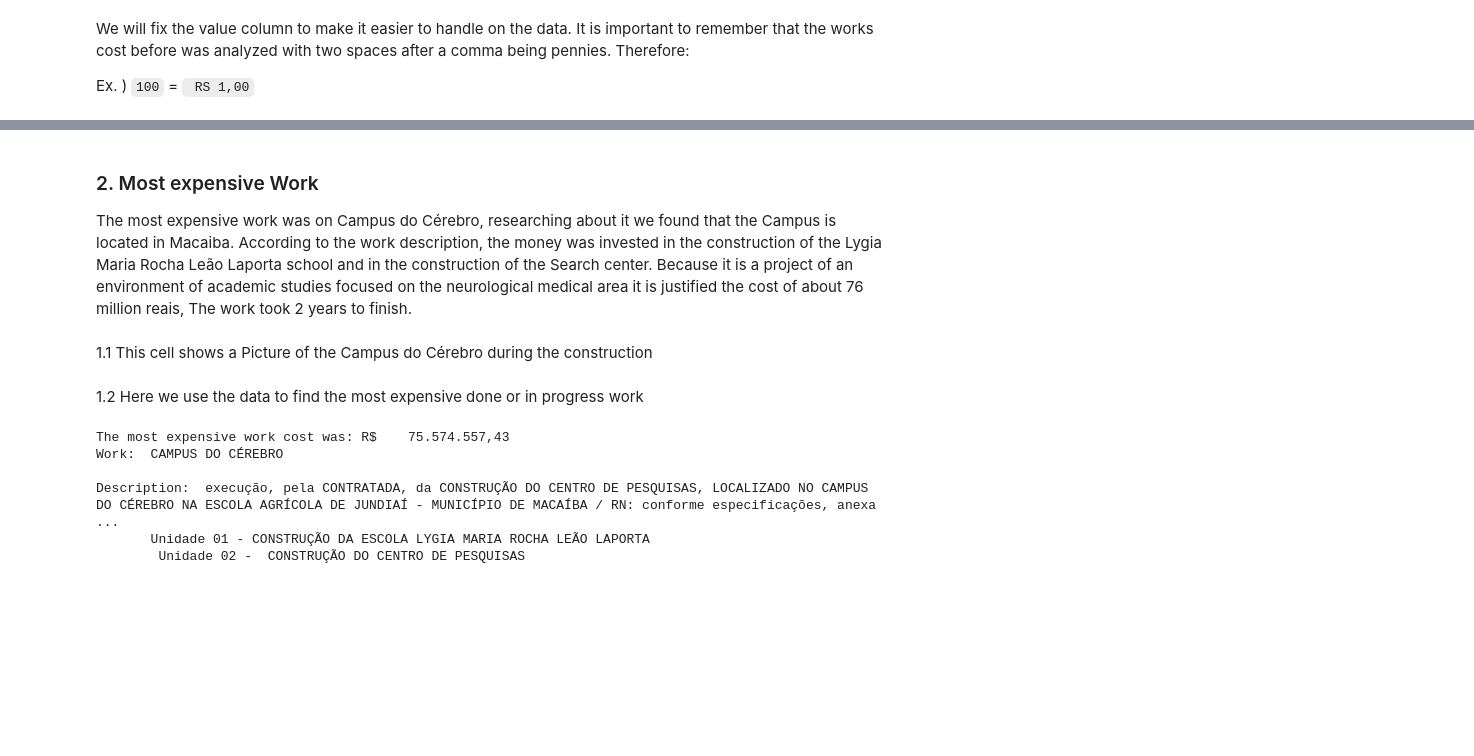
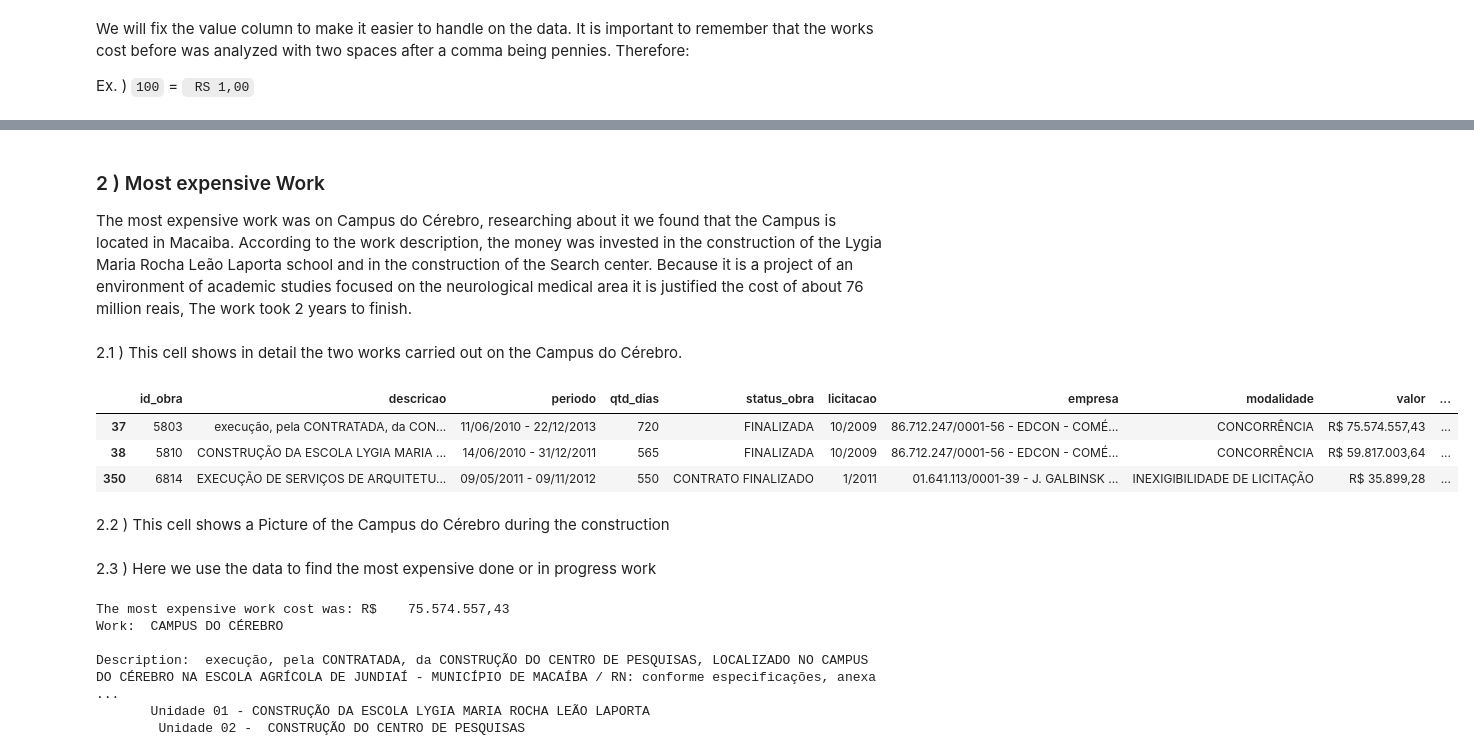
Before and after one commit to ozielalves/Financas_IMD, a Jupyter notebook: Oziel.ipynb, the cells around one changed output, grey strips where cells are left out. Cells and saved outputs as stored; diff of their text form; code cells hidden in the pictures; blank space fills up the shorter version.

```diff
--- a/Oziel.ipynb
+++ b/Oziel.ipynb
@@ -58,0 +101,35 @@ Ex. ) `100` = ` RS 1,00`
+# %%
+values = {}
+for i in dep_names:
+    values[i] = 0
+
+for index,row in df.iterrows():
+#     pd.DataFrame(row['unidade_responsavel'])
+#     print(row['unidade_responsavel'])
+    i = row['valor'].replace(" ", "")
+    i = i.replace("R$", "")
+    i = i.replace(".","")
+    i = i.replace(",", "")
+    i = int(i)
+    #print(i)
+    #print(row['valor'])
+    values[row['unidade_responsavel']] += i
+# %%
+#for i in values.keys():
+   # if (values[i] == values.items().max()):#
+#    print (i,values.items()
+top11 = {}
+## os 6 maiores incluindo o campus do cerebro
+big_resources = sorted(values, key=values.get, reverse=True)[:10]
+for i in big_resources:
+    top11[i] = values[i]
+
+print (top11)
+#pd.DataFrame(top6)
+campus_cerebro = list(top11.keys())[0]
+CT = list(top11.keys())[1]
+def without_keys(d, keys):
+    return {k: v for k, v in d.items() if k not in keys}
+#excluindo o campus do cerebro
+top10 = without_keys(top11,list(top11.keys())[0])
+print (top10)
@@ -59,8 +278,25 @@ Ex. ) `100` = ` RS 1,00`
 # %% [markdown]
-### 2. Most expensive Work
+### 2 ) Most expensive Work
 The most expensive work was on Campus do Cérebro, researching about it we found that the Campus is located in Macaiba. According to the work description, the money was invested in the construction of the Lygia Maria Rocha Leão Laporta school and in the construction of the Search center. Because it is a project of an environment of academic studies focused on the neurological medical area it is justified the cost of about 76 million reais, The work took 2 years to finish.
+# %% [markdown]
+2.1 ) This cell shows in detail the two works carried out on the Campus do Cérebro.
+# %%
+cerebro_list = []
+CT_list = []
+for idx,rows in df.iterrows():
+    if (rows['unidade_responsavel'] == CT):
+        CT_list.append(idx)
+    elif (rows['unidade_responsavel'] == campus_cerebro):
+        cerebro_list.append(idx)
+
+df.loc[cerebro_list]
+# %% [output]
+|  | id_obra | descricao | periodo | qtd_dias | status_obra | licitacao | empresa | modalidade | valor | ... |
+| 37 | 5803 | execução, pela CONTRATADA, da CON... | 11/06/2010 - 22/12/2013 | 720 | FINALIZADA | 10/2009 | 86.712.247/0001-56 - EDCON - COMÉ... | CONCORRÊNCIA | R$ 75.574.557,43 | ... |
+| 38 | 5810 | CONSTRUÇÃO DA ESCOLA LYGIA MARIA ... | 14/06/2010 - 31/12/2011 | 565 | FINALIZADA | 10/2009 | 86.712.247/0001-56 - EDCON - COMÉ... | CONCORRÊNCIA | R$ 59.817.003,64 | ... |
+| 350 | 6814 | EXECUÇÃO DE SERVIÇOS DE ARQUITETU... | 09/05/2011 - 09/11/2012 | 550 | CONTRATO FINALIZADO | 1/2011 | 01.641.113/0001-39 - J. GALBINSK ... | INEXIGIBILIDADE DE LICITAÇÃO | R$ 35.899,28 | ... |
 # %% [markdown]
-1.1 This cell shows a Picture of the Campus do Cérebro during the construction
+2.2 ) This cell shows a Picture of the Campus do Cérebro during the construction
 # %%
 import tkinter as tk
 root = tk.Tk()
@@ -72,7 +308,7 @@ w.pack()
 
 root.mainloop()
 # %% [markdown]
-1.2 Here we use the data to find the most expensive done or in progress work
+2.3 ) Here we use the data to find the most expensive done or in progress work
 # %%
 most_exp_work = works['valor'].max()
 
```
Also changed, not shown: parts of 30 cells of this notebook, 2 other files.
